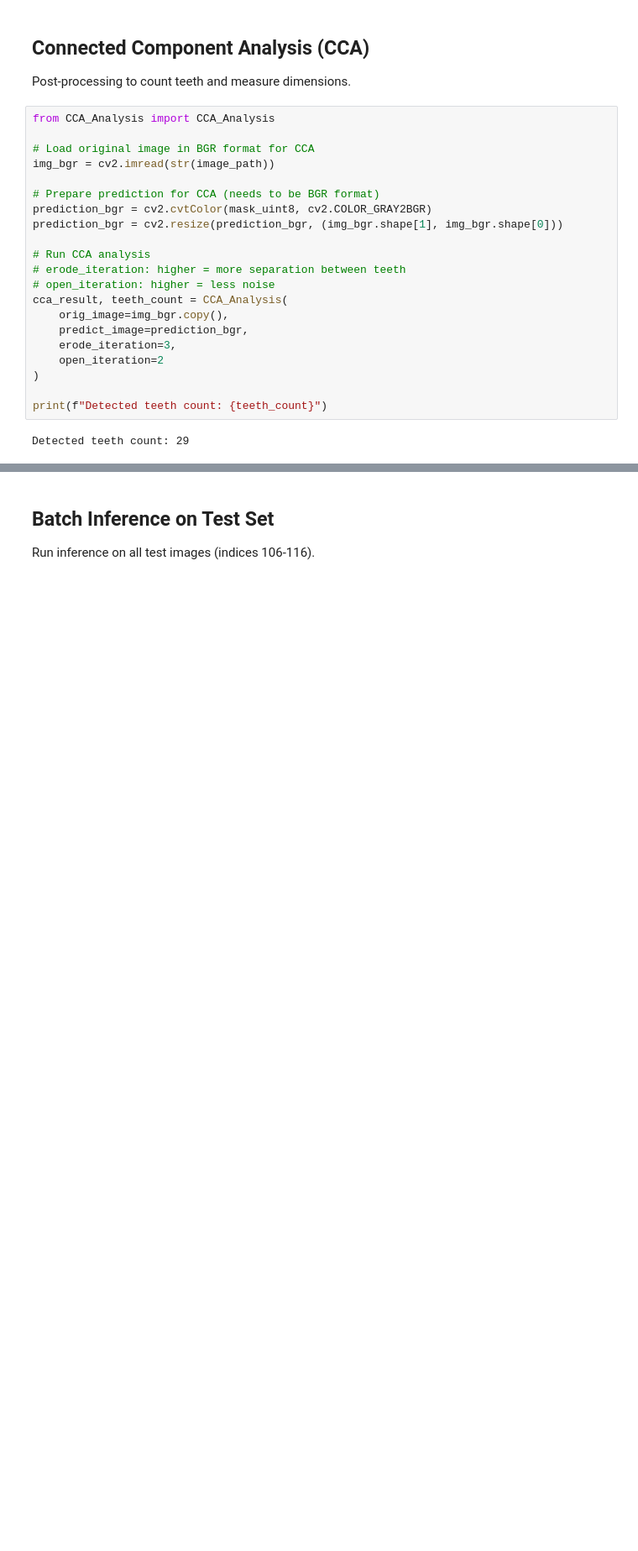
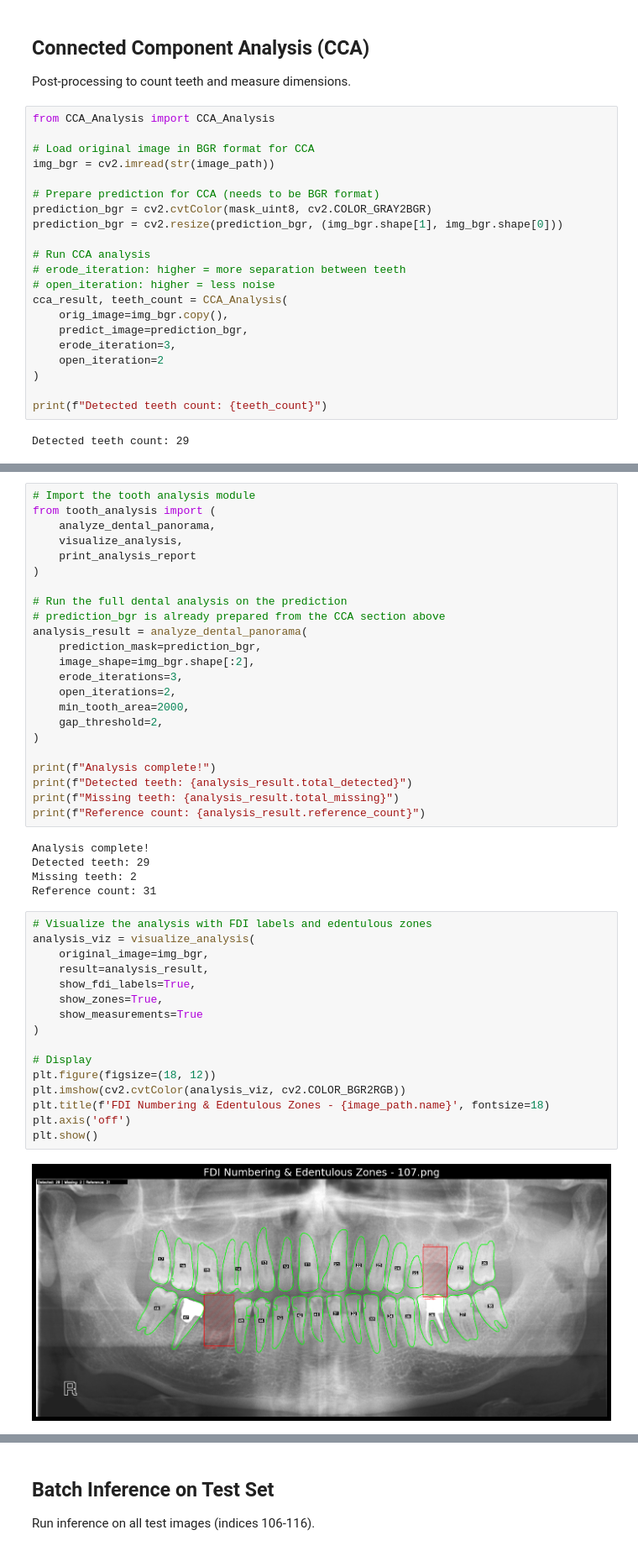
Before and after one commit to huylenq/Segmentation-of-Teeth-in-Panoramic-X-ray-Image-Using-U-Net, a Jupyter notebook: Inference.ipynb, the cells around one changed output, grey strips where cells are left out. Shown at 84% size. Saved outputs shown, nothing was run; the diff lists cells and outputs as text; blank space fills up the shorter version.

Commit message:
feat: hacky edentulous zone analysis

```diff
--- a/Inference.ipynb
+++ b/Inference.ipynb
@@ -250,0 +270,46 @@ plt.show()
+# %%
+# Import the tooth analysis module
+from tooth_analysis import (
+    analyze_dental_panorama,
+    visualize_analysis,
+    print_analysis_report
+)
+
+# Run the full dental analysis on the prediction
+# prediction_bgr is already prepared from the CCA section above
+analysis_result = analyze_dental_panorama(
+    prediction_mask=prediction_bgr,
+    image_shape=img_bgr.shape[:2],
+    erode_iterations=3,
+    open_iterations=2,
+    min_tooth_area=2000,
+    gap_threshold=2,
+)
+
+print(f"Analysis complete!")
+print(f"Detected teeth: {analysis_result.total_detected}")
+print(f"Missing teeth: {analysis_result.total_missing}")
+print(f"Reference count: {analysis_result.reference_count}")
+# %% [output]
+Analysis complete!
+Detected teeth: 29
+Missing teeth: 2
+Reference count: 31
+# %%
+# Visualize the analysis with FDI labels and edentulous zones
+analysis_viz = visualize_analysis(
+    original_image=img_bgr,
+    result=analysis_result,
+    show_fdi_labels=True,
+    show_zones=True,
+    show_measurements=True
+)
+
+# Display
+plt.figure(figsize=(18, 12))
+plt.imshow(cv2.cvtColor(analysis_viz, cv2.COLOR_BGR2RGB))
+plt.title(f'FDI Numbering & Edentulous Zones - {image_path.name}', fontsize=18)
+plt.axis('off')
+plt.show()
+# %% [output]
+[figure, added]
```
Also changed, not shown: parts of 8 cells of this notebook, 2 other files.
